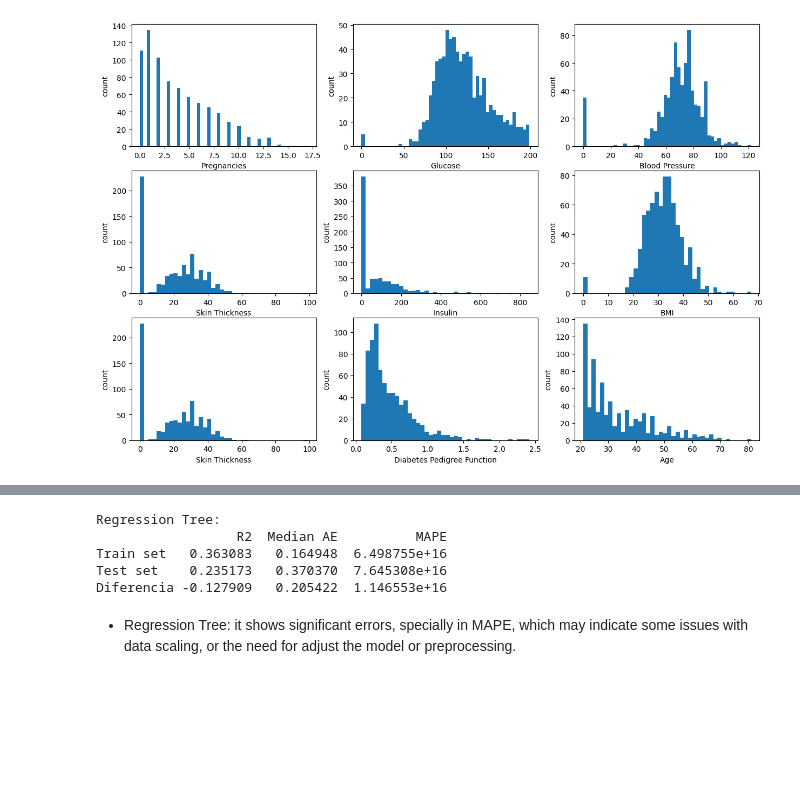
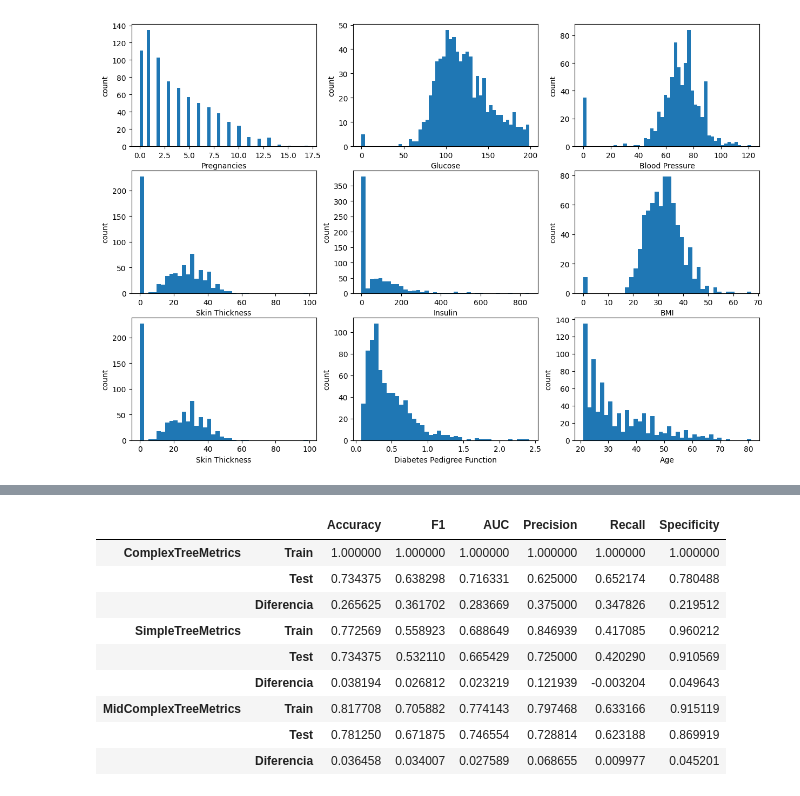
Before and after one commit to agustinluj/decision-tree-project-random-forest, a Jupyter notebook: src/explore.ipynb, the cells around one changed output, grey strips where cells are left out. Cells and saved outputs as stored; diff of their text form; code cells hidden in the pictures; blank space fills up the shorter version.

```diff
--- a/src/explore.ipynb
+++ b/src/explore.ipynb
@@ -524,13 +314,18 @@ def get_metrics_reg(yhat, y_test, yhat_train, y_train):
-# %%
-print(f'Regression Tree:')
-print(f'''{get_metrics_reg(y_pred_reg_tree_test, y_test, y_pred_reg_tree_train, y_train)}
-      ''')
-# %% [output]
-Regression Tree:
-                  R2  Median AE          MAPE
-Train set   0.363083   0.164948  6.498755e+16
-Test set    0.235173   0.370370  7.645308e+16
-Diferencia -0.127909   0.205422  1.146553e+16
-# %% [markdown]
-
-- Regression Tree: it shows significant errors, specially in MAPE, which may indicate some issues with data scaling, or the need for adjust the model or preprocessing.
+# %%
+ComplexTreeMetrics = get_metrics(y_train, y_test, y_complexrf_pred_train, y_complexrf_pred_test)
+SimpleTreeMetrics = get_metrics(y_train, y_test, y_simplerf_pred_train, y_simplerf_pred_test)
+MidComplexTreeMetrics = get_metrics(y_train,y_test,mid_complex_rf_predict_train,mid_complex_rf_predict_test)
+origin_names = ['ComplexTreeMetrics', 'SimpleTreeMetrics', 'MidComplexTreeMetrics']
+df_metrics = pd.concat((ComplexTreeMetrics,SimpleTreeMetrics,MidComplexTreeMetrics), keys=origin_names)
+df_metrics
+# %% [output]
+|  |  | Accuracy | F1 | AUC | Precision | Recall | Specificity |
+| ComplexTreeMetrics | Train | 1.000000 | 1.000000 | 1.000000 | 1.000000 | 1.000000 | 1.000000 |
+|  | Test | 0.734375 | 0.638298 | 0.716331 | 0.625000 | 0.652174 | 0.780488 |
+|  | Diferencia | 0.265625 | 0.361702 | 0.283669 | 0.375000 | 0.347826 | 0.219512 |
+| SimpleTreeMetrics | Train | 0.772569 | 0.558923 | 0.688649 | 0.846939 | 0.417085 | 0.960212 |
+|  | Test | 0.734375 | 0.532110 | 0.665429 | 0.725000 | 0.420290 | 0.910569 |
+|  | Diferencia | 0.038194 | 0.026812 | 0.023219 | 0.121939 | -0.003204 | 0.049643 |
+| MidComplexTreeMetrics | Train | 0.817708 | 0.705882 | 0.774143 | 0.797468 | 0.633166 | 0.915119 |
+|  | Test | 0.781250 | 0.671875 | 0.746554 | 0.728814 | 0.623188 | 0.869919 |
+|  | Diferencia | 0.036458 | 0.034007 | 0.027589 | 0.068655 | 0.009977 | 0.045201 |
```
Also changed, not shown: parts of 46 cells of this notebook.
